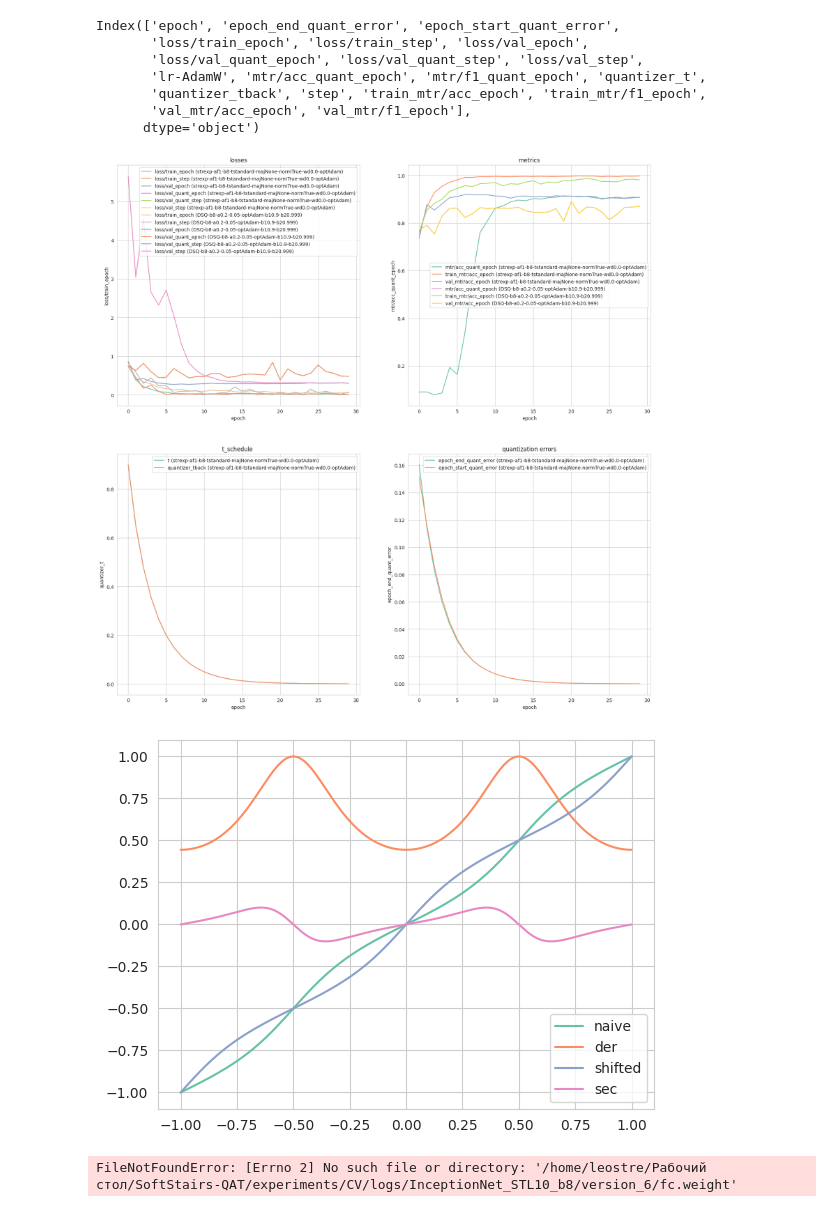
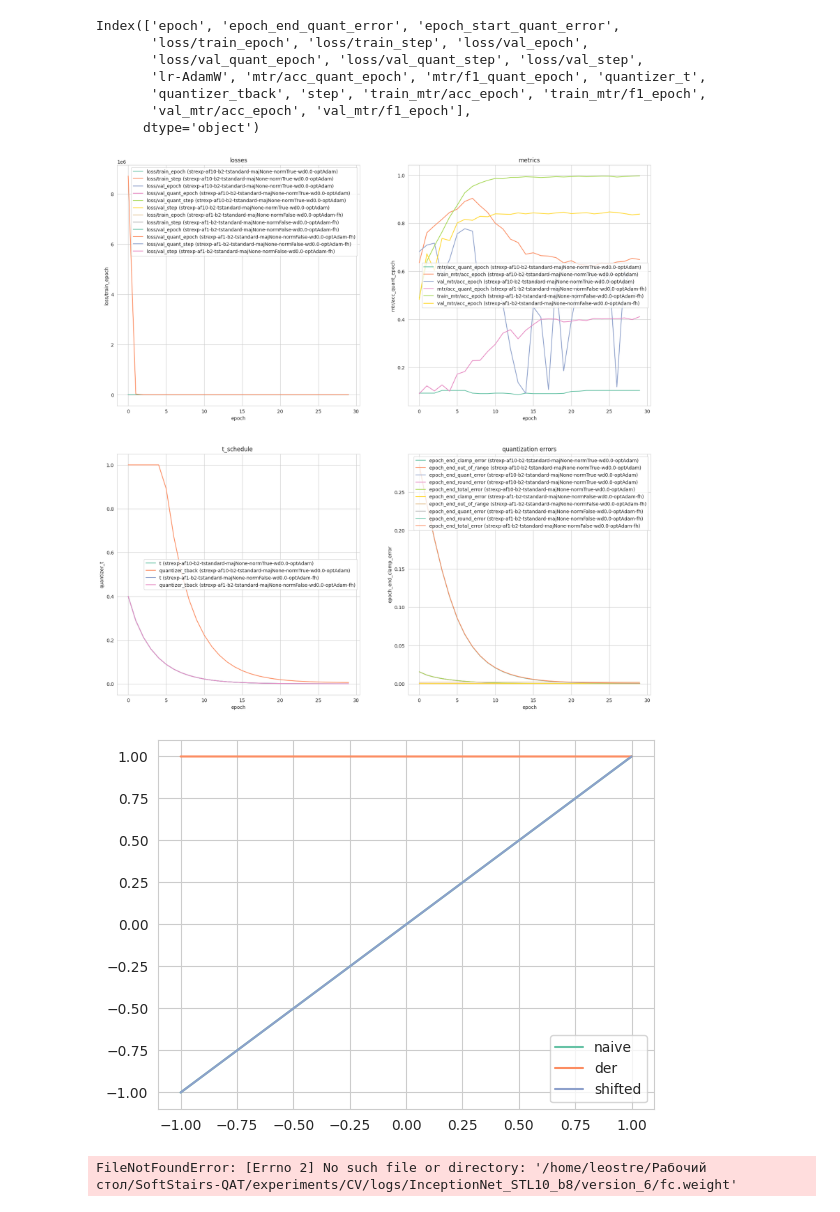
Before and after one commit to data-satanism/SoftStairs-QAT, a Jupyter notebook: experiments/CV/inception_stl10.ipynb, the cells around one changed output. Saved outputs shown, nothing was run; the diff lists cells and outputs as text; code cells hidden in the pictures.

```diff
--- a/experiments/CV/inception_stl10.ipynb
+++ b/experiments/CV/inception_stl10.ipynb
@@ -774,6 +782,8 @@ def plot_dynamics(name, scale='step', metric='acc', axes=None, suffix='', agg_fu
     ax = axes[1][1]
     err_cols = [c for c in dynamics.columns if c.startswith(('epoch_start', 'epoch_end')) and ('error' in c or 'out_of_range' in c)]
     for c in err_cols:
+        if 'start' in c:
+            continue
         sns.lineplot(dynamics, x=scale, y=c, ax=ax, label=c + suffix)
     # t is available as x=scale in axes[1][0]; old logs only have *_quant_error
     ax.set_title('quantization errors')
@@ -806,36 +816,40 @@ plot_comparison(
     # 'InceptionNet_STL10_strcyclic_af1_b8_tstandard_majNone',
     # 'InceptionNet_STL10_strcyclic_af1_b8_tstandard_maj0.05',
     # 'InceptionNet_STL10_af1.5_b8_tstandard',
     # 'InceptionNet_STL10_af2_b8_tstandard',
     # 'InceptionNet_STL10_af2_b8_tstandard_norm',
     # 'InceptionNet_STL10_strexp_af2_b8_tstandard_majNone_normTrue_wd0.0_optSGD',
     # 'InceptionNet_STL10_strexp_af2_b8_ttorch_majNone_normTrue_wd0.0_optSGD',
 
-    'InceptionNet_STL10_strexp_af1_b8_tstandard_majNone_normTrue_wd0.0_optAdam',
+    # 'InceptionNet_STL10_strexp_af1_b8_tstandard_majNone_normTrue_wd0.0_optAdam',
     # 'InceptionNet_STL10_strexp_af2_b8_tstandard_majNone_normTrue_wd0.0_optAdam',
     # 'InceptionNet_STL10_strexp_af1_b8_ttorch_majNone_normTrue_wd0.0_optAdam',
     # 'InceptionNet_STL10_strexp_af1_b4_ttorch_majNone_normTrue_wd0.0_optAdam',
 
     # 'InceptionNet_STL10_strexp_af1_b8_traw_gradient_majNone_normTrue_0.0_optSSAGatedM_b10.9_b20.999',
     # 'InceptionNet_STL10_strexp_af1_b8_traw_gradient_majNone_normTrue_0.0_optSSAGatedV_b10.9_b20.999',
     # 'InceptionNet_STL10_strexp_af1_b8_traw_gradient_majNone_normTrue_0.0_optSSAG_b10.9_b20.999',
 
     # 'InceptionNet_STL10_strexp_af4_b4_tstandard_majNone_normTrue_wd0.0_optAdam',
     # 'InceptionNet_STL10_strexp_af100_b4_tstandard_majNone_normTrue_wd0.0_optAdam',
     # 'InceptionNet_STL10_strexp_af1000_b4_tstandard_majNone_normTrue_wd0.0_optAdam',
     # 'InceptionNet_STL10_strexp_af4_b4_tstandard_majNone_normTrue_wd0.1_optAdam',
 
     # SSAGa
     # 'InceptionNet_STL10_strexp_af1_b4_traw_gradient_majNone_normTrue_0.0_optSSAG_b10.9_b20.999',
     # 'InceptionNet_STL10_strexp_af1_b4_traw_gradient_majNone_normTrue_0.0_optSSAGatedM_b10.9_b20.999',
     # 'InceptionNet_STL10_strexp_af1_b4_traw_gradient_majNone_normTrue_0.0_optSSAGatedV_b10.9_b20.999',
     # 'InceptionNet_STL10_DSQ_b4_a0.2_0.05_optAdam_b10.9_b20.999',
-    'InceptionNet_STL10_DSQ_b8_a0.2_0.05_optAdam_b10.9_b20.999',
+    # 'InceptionNet_STL10_DSQ_b8_a0.2_0.05_optAdam_b10.9_b20.999',
 
+    # 2bit
+    # 'InceptionNet_STL10_strexp_af10_b2_tstandard_majNone_normTrue_wd0.0_optAdam',
+    # 'InceptionNet_STL10_strexp_af1_b4_tstandard_majNone_normTrue_0.05_b10.9_b20.99_fh2.0-1.0',
+    'InceptionNet_STL10_strexp_af1_b2_tstandard_majNone_normFalse_wd0.0_optAdam_fh',
 
     scale='epoch', metric='acc', agg_func='last')
 # %% [output]
-[figure, old version]
+[figure, new version]
 # %%
 from softstairs_qat.core.soft_stairs import softstairs_naive, SoftStairs
 import torch
@@ -850,7 +864,7 @@ def softstairs_naive(x, t):
             t + 2 * (1 - t) * torch.square(torch.cos(math.pi * x))
         )
 
-def softstairs_shifted(x, t):
+def softstairs_freq(x, t):
 
      return x + (1 / math.pi) * torch.atan2(
             (1 - t) * torch.sin(2 * math.pi * (x)),
@@ -876,18 +890,19 @@ def derivative( x: torch.Tensor, t, normalized) -> torch.Tensor:
         # )
         return deriv
 
-t = 0.8
+t = 1
 x = torch.linspace(-1, 1, 10000)
 yd = derivative(x, t, True)
 y = softstairs_naive(x, t)
-ys = softstairs_shifted(x, t)
-ysec = SoftStairs(t).second_derivative(x) / 30
+ys = softstairs_freq(x * (2 - t), t) / (2 - t)
+
+# ysec = SoftStairs(t).second_derivative(x) / 30
 
 
 plt.plot(x, y, label='naive')
 plt.plot(x, yd, label='der')
 plt.plot(x, ys, label='shifted')
-plt.plot(x, ysec, label='sec')
+# plt.plot(x, ysec, label='sec')
 plt.legend();
 # %% [output]
-[figure, old version]
+[figure, new version]
```
Also changed, not shown: parts of 3 cells of this notebook, 3 other files.
